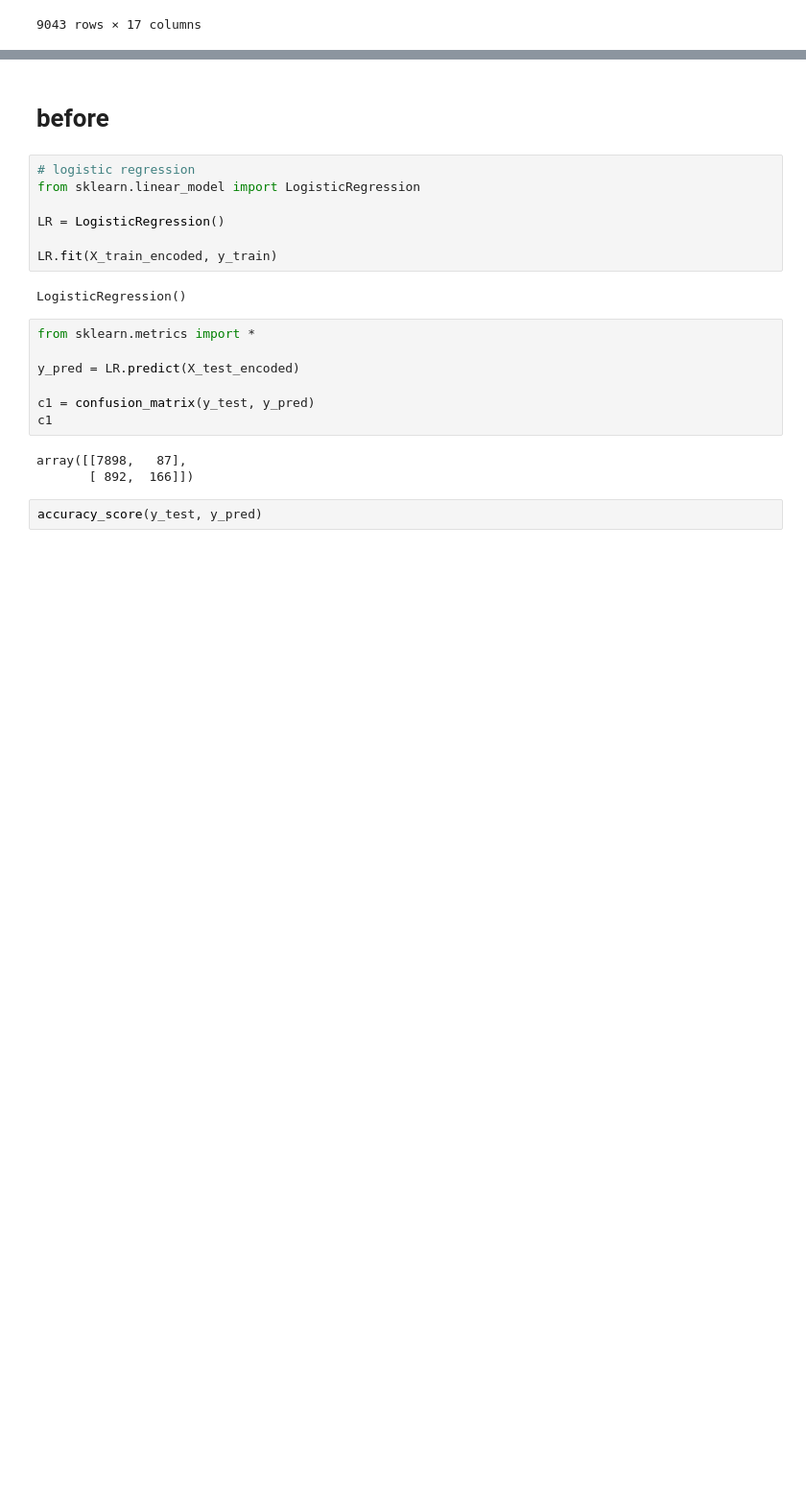
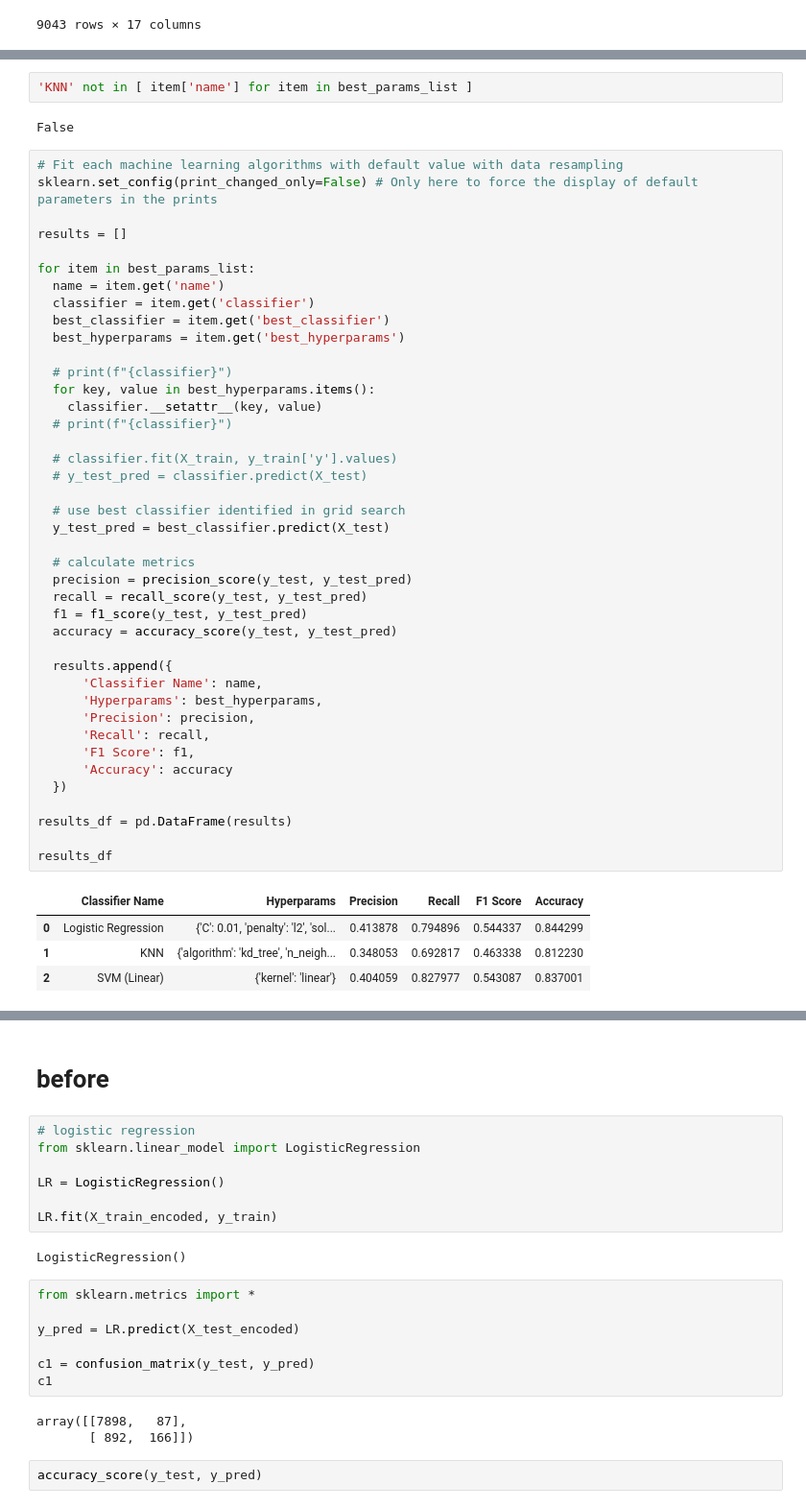
Before and after one commit to yikchungchan/DSA-5101-P1, a Jupyter notebook: DSA5101_project.ipynb, the cells around one changed output, grey strips where cells are left out. Shown at 96% size. Cells and saved outputs as stored; diff of their text form; blank space fills up the shorter version.

```diff
--- a/DSA5101_project.ipynb
+++ b/DSA5101_project.ipynb
@@ -963,0 +1259,50 @@ X_test_encoded
+# %%
+'KNN' not in [ item['name'] for item in best_params_list ]
+# %% [output]
+False
+# %%
+# Fit each machine learning algorithms with default value with data resampling
+sklearn.set_config(print_changed_only=False) # Only here to force the display of default parameters in the prints
+
+results = []
+
+for item in best_params_list:
+  name = item.get('name')
+  classifier = item.get('classifier')
+  best_classifier = item.get('best_classifier')
+  best_hyperparams = item.get('best_hyperparams')
+
+  # print(f"{classifier}")
+  for key, value in best_hyperparams.items():
+    classifier.__setattr__(key, value)
+  # print(f"{classifier}")
+
+  # classifier.fit(X_train, y_train['y'].values)
+  # y_test_pred = classifier.predict(X_test)
+
+  # use best classifier identified in grid search
+  y_test_pred = best_classifier.predict(X_test)
+
+  # calculate metrics
+  precision = precision_score(y_test, y_test_pred)
+  recall = recall_score(y_test, y_test_pred)
+  f1 = f1_score(y_test, y_test_pred)
+  accuracy = accuracy_score(y_test, y_test_pred)
+
+  results.append({
+      'Classifier Name': name,
+      'Hyperparams': best_hyperparams,
+      'Precision': precision,
+      'Recall': recall,
+      'F1 Score': f1,
+      'Accuracy': accuracy
+  })
+
+results_df = pd.DataFrame(results)
+
+results_df
+# %% [output]
+|  | Classifier Name | Hyperparams | Precision | Recall | F1 Score | Accuracy |
+| 0 | Logistic Regression | {'C': 0.01, 'penalty': 'l2', 'sol... | 0.413878 | 0.794896 | 0.544337 | 0.844299 |
+| 1 | KNN | {'algorithm': 'kd_tree', 'n_neigh... | 0.348053 | 0.692817 | 0.463338 | 0.812230 |
+| 2 | SVM (Linear) | {'kernel': 'linear'} | 0.404059 | 0.827977 | 0.543087 | 0.837001 |
```
Also changed, not shown: parts of 38 cells of this notebook.
